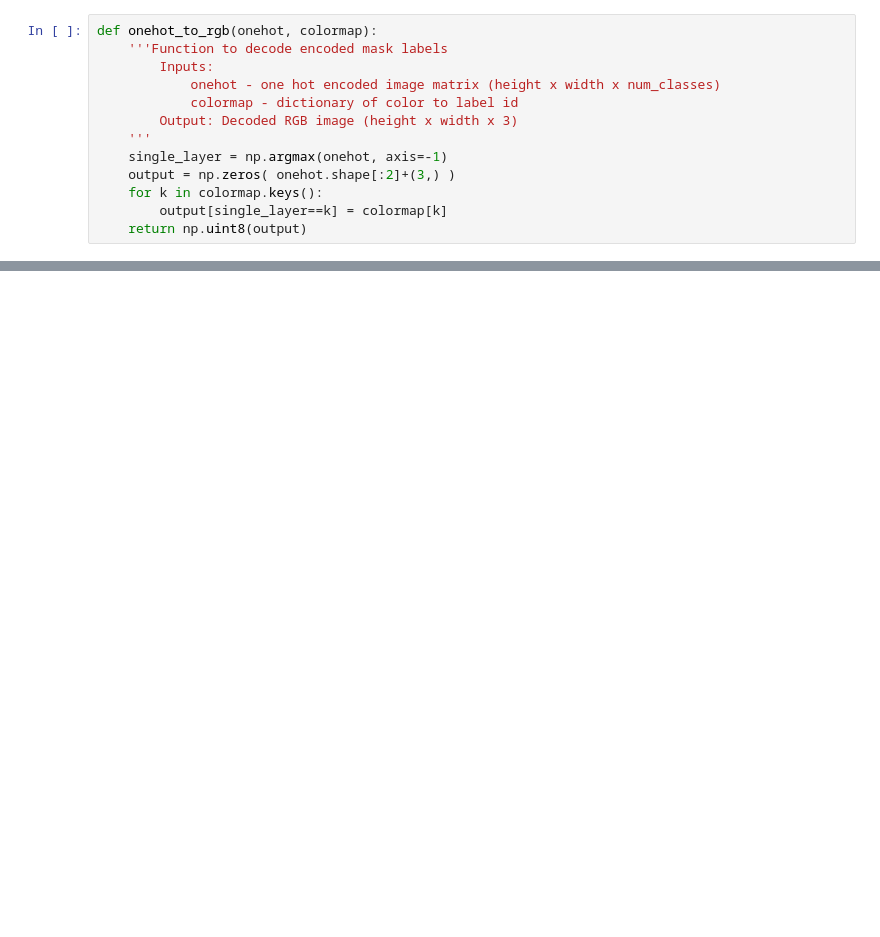
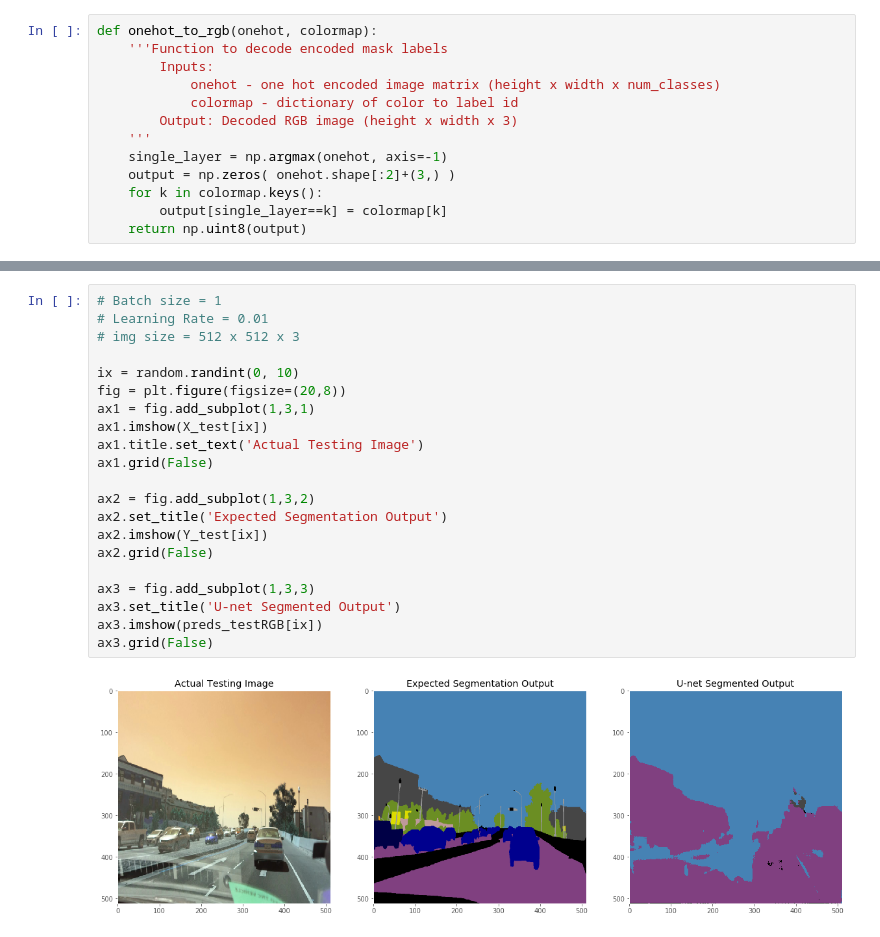
Before and after one commit to Eashwar-S/Semantic_Segmentation, a Jupyter notebook: MulticlassUnet1.ipynb, the cells around one changed output, grey strips where cells are left out. Drawn from its saved outputs; the diff is of its cells as text; blank space fills up the shorter version.

```diff
--- a/MulticlassUnet1.ipynb
+++ b/MulticlassUnet1.ipynb
@@ -412,0 +495,23 @@ plt.show()
+# %%
+# Batch size = 1
+# Learning Rate = 0.01
+# img size = 512 x 512 x 3
+
+ix = random.randint(0, 10)
+fig = plt.figure(figsize=(20,8))
+ax1 = fig.add_subplot(1,3,1)
+ax1.imshow(X_test[ix])
+ax1.title.set_text('Actual Testing Image')
+ax1.grid(False)
+
+ax2 = fig.add_subplot(1,3,2)
+ax2.set_title('Expected Segmentation Output')
+ax2.imshow(Y_test[ix])
+ax2.grid(False)
+
+ax3 = fig.add_subplot(1,3,3)
+ax3.set_title('U-net Segmented Output')
+ax3.imshow(preds_testRGB[ix])
+ax3.grid(False)
+# %% [output]
+[figure, added]
```
Also changed, not shown: parts of 17 cells of this notebook, 1 other file.
